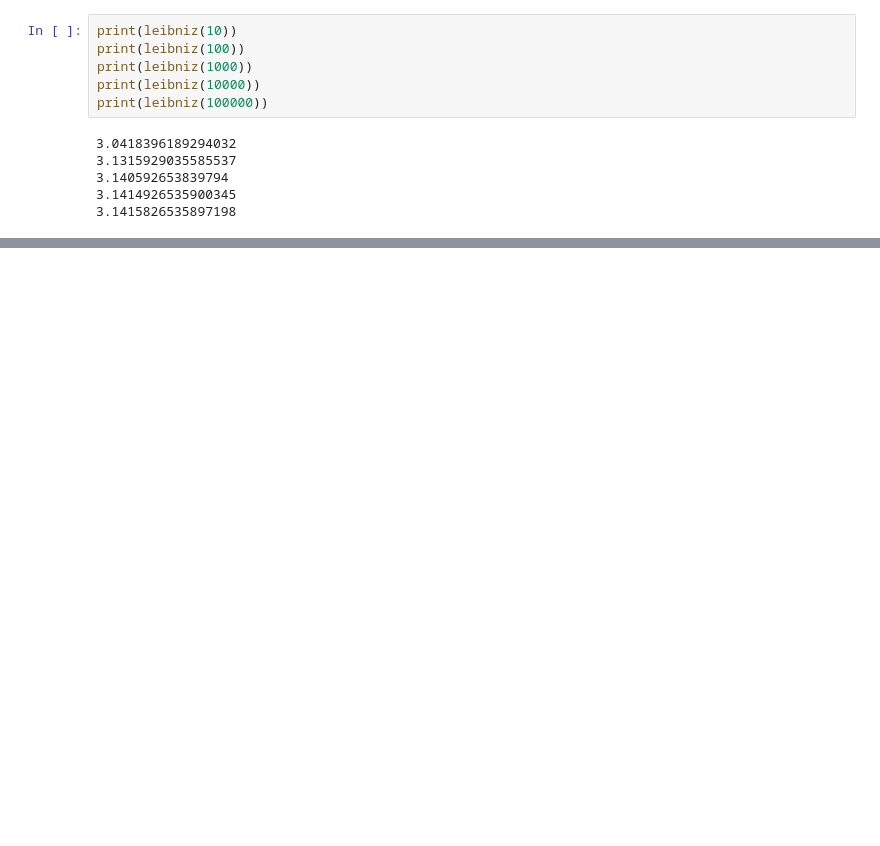
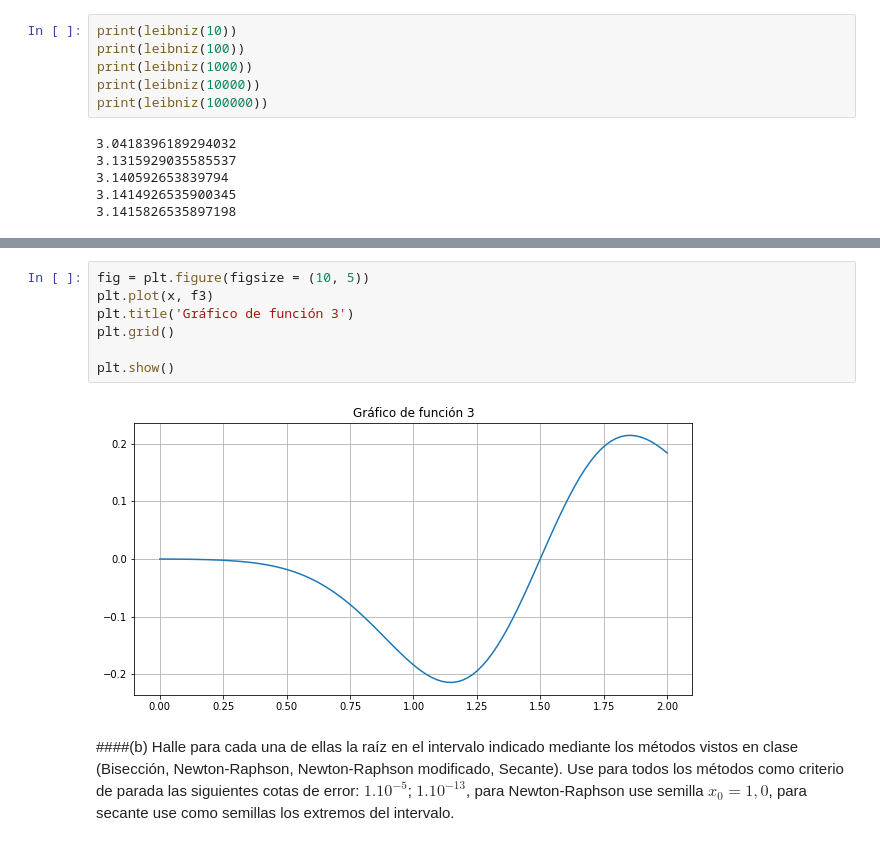
Before and after one commit to Melzr/Numerico, a Jupyter notebook: TP1.ipynb, the cells around one changed output, grey strips where cells are left out. Drawn from its saved outputs; the diff is of its cells as text; blank space fills up the shorter version.

```diff
--- a/TP1.ipynb
+++ b/TP1.ipynb
@@ -105,0 +177,11 @@ np.float32(leibniz(10))
+# %%
+fig = plt.figure(figsize = (10, 5))
+plt.plot(x, f3)
+plt.title('Gráfico de función 3')
+plt.grid()
+
+plt.show()
+# %% [output]
+[figure, added]
+# %% [markdown]
+####(b) Halle para cada una de ellas la raíz en el intervalo indicado mediante los métodos vistos en clase (Bisección, Newton-Raphson, Newton-Raphson modificado, Secante). Use para todos los métodos como criterio de parada las siguientes cotas de error: $1.10^{-5}$; $1.10^{-13}$, para Newton-Raphson use semilla $x_0 = 1,0$, para secante use como semillas los extremos del intervalo.
```
Also changed, not shown: parts of 37 cells of this notebook.
